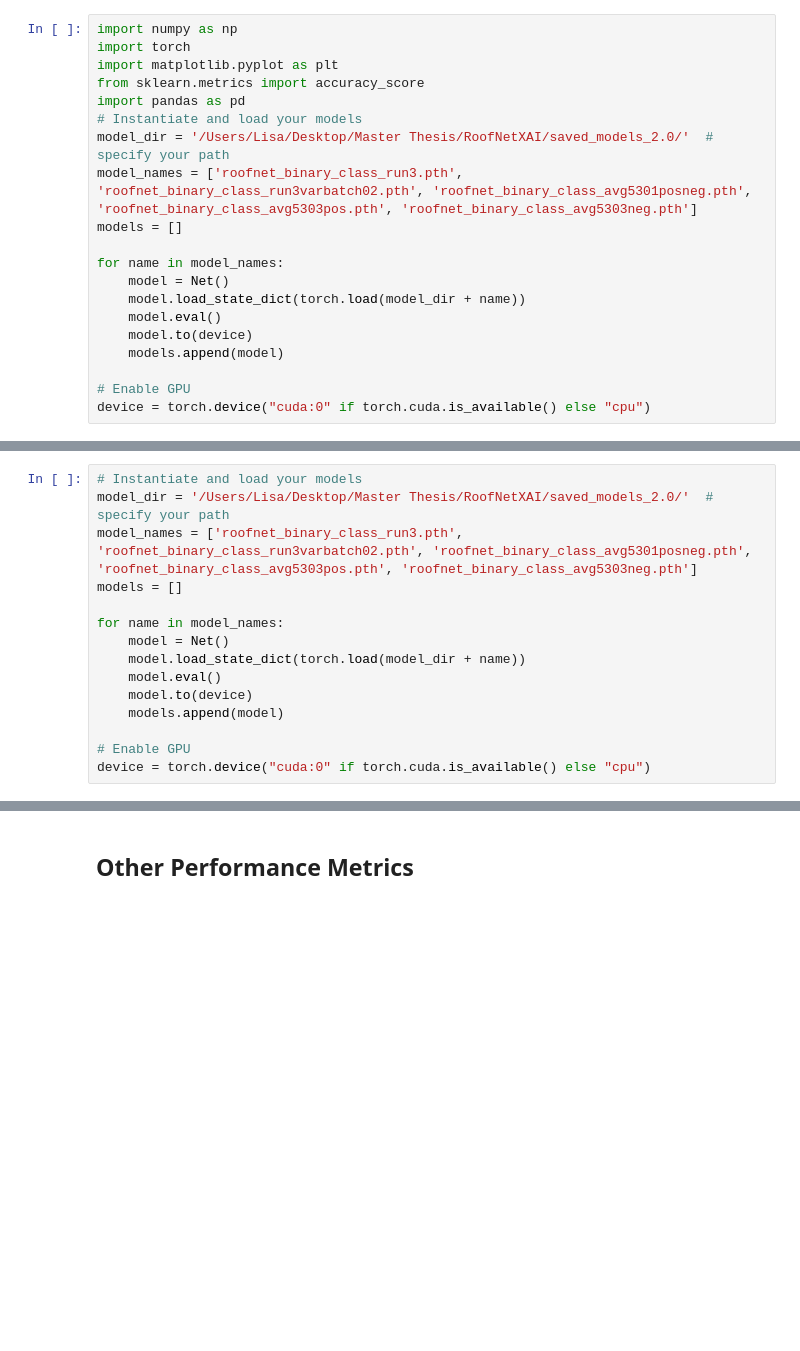
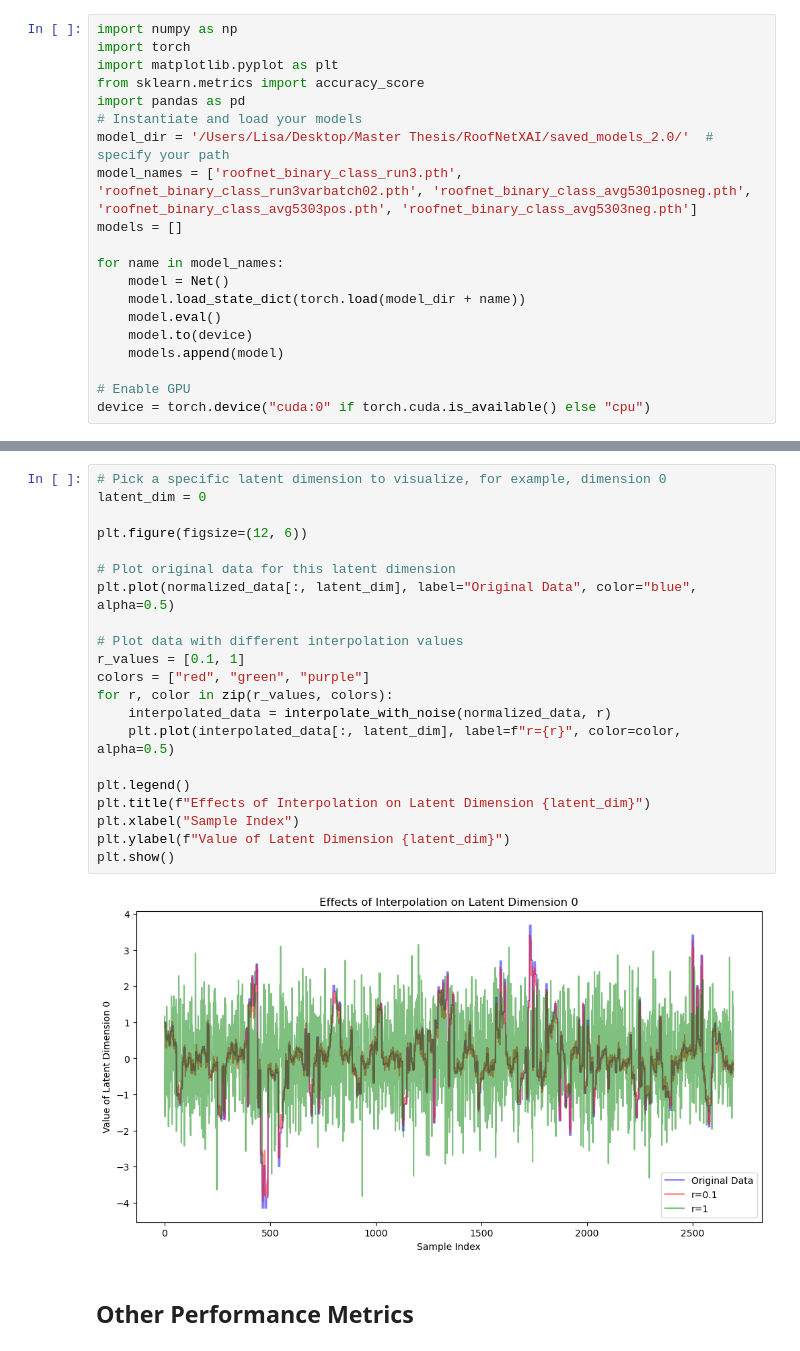
Before and after one commit to myanacondadonttt/RoofNetXAI, a Jupyter notebook: Notebooks/Analysis Robustness Main Past.ipynb, the cells around one changed output, grey strips where cells are left out. Saved outputs shown, nothing was run; the diff lists cells and outputs as text; blank space fills up the shorter version.

```diff
--- a/Notebooks/Analysis Robustness Main Past.ipynb
+++ b/Notebooks/Analysis Robustness Main Past.ipynb
@@ -717,15 +607,0 @@ robustness_scores = robustness_analysis_using_interpolation(test_hold, test_labe
-# %%
-# Instantiate and load your models
-model_dir = '/Users/Lisa/Desktop/Master Thesis/RoofNetXAI/saved_models_2.0/'  # specify your path
-model_names = ['roofnet_binary_class_run3.pth', 'roofnet_binary_class_run3varbatch02.pth', 'roofnet_binary_class_avg5301posneg.pth', 'roofnet_binary_class_avg5303pos.pth', 'roofnet_binary_class_avg5303neg.pth']
-models = []
-
-for name in model_names:
-    model = Net()
-    model.load_state_dict(torch.load(model_dir + name))
-    model.eval()
-    model.to(device)
-    models.append(model)
-
-# Enable GPU
-device = torch.device("cuda:0" if torch.cuda.is_available() else "cpu")
@@ -879,3 +736,26 @@ robustness_scores = robustness_analysis_using_interpolation(test_hold, test_labe
+# %%
+# Pick a specific latent dimension to visualize, for example, dimension 0
+latent_dim = 0
+
+plt.figure(figsize=(12, 6))
+
+# Plot original data for this latent dimension
+plt.plot(normalized_data[:, latent_dim], label="Original Data", color="blue", alpha=0.5)
+
+# Plot data with different interpolation values
+r_values = [0.1, 1]
+colors = ["red", "green", "purple"]
+for r, color in zip(r_values, colors):
+    interpolated_data = interpolate_with_noise(normalized_data, r)
+    plt.plot(interpolated_data[:, latent_dim], label=f"r={r}", color=color, alpha=0.5)
+
+plt.legend()
+plt.title(f"Effects of Interpolation on Latent Dimension {latent_dim}")
+plt.xlabel("Sample Index")
+plt.ylabel(f"Value of Latent Dimension {latent_dim}")
+plt.show()
+# %% [output]
+[figure, added]
 # %% [markdown]
 ## Other Performance Metrics
 # %%
```
Also changed, not shown: parts of 35 cells of this notebook, 1 other file.
